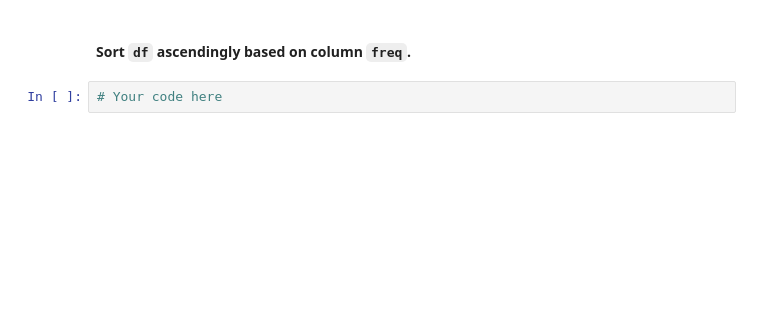
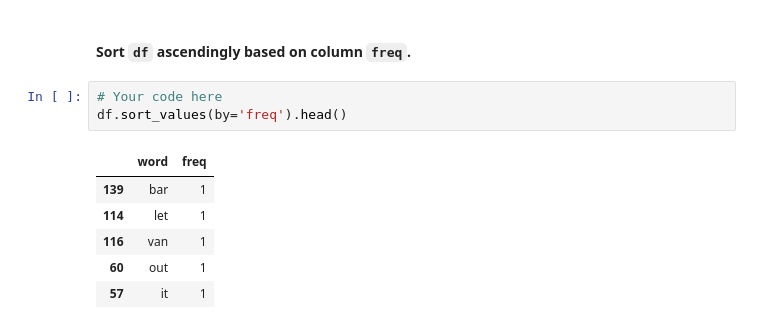
Before and after one commit to ironhacksao-datateam/june2019-ft, a Jupyter notebook: week_1/03_lab_tuple_set_dict_challenge1_week1/your-code/03_lab_tuple_set_dict_challenge3_week1.ipynb, the cells around one changed output. Drawn from its saved outputs; the diff is of its cells as text; blank space fills up the shorter version.

```diff
--- a/week_1/03_lab_tuple_set_dict_challenge1_week1/your-code/03_lab_tuple_set_dict_challenge3_week1.ipynb
+++ b/week_1/03_lab_tuple_set_dict_challenge1_week1/your-code/03_lab_tuple_set_dict_challenge3_week1.ipynb
@@ -108,3 +215,11 @@ With the Pandas DataFrame, you can sort the values easily with the built-in meth
 #### Sort `df` ascendingly based on column `freq`.
 # %%
 # Your code here
+df.sort_values(by='freq').head()
+# %% [output]
+|  | word | freq |
+| 139 | bar | 1 |
+| 114 | let | 1 |
+| 116 | van | 1 |
+| 60 | out | 1 |
+| 57 | it | 1 |
```
Also changed, not shown: parts of 26 cells of this notebook.
